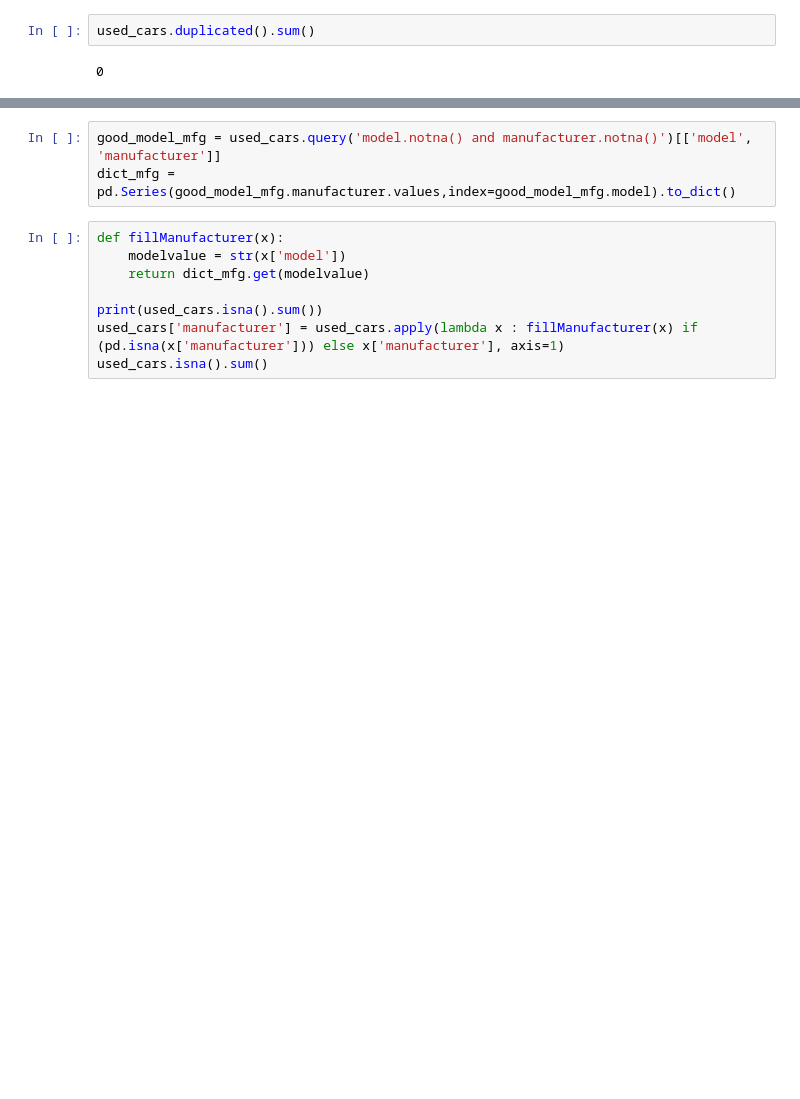
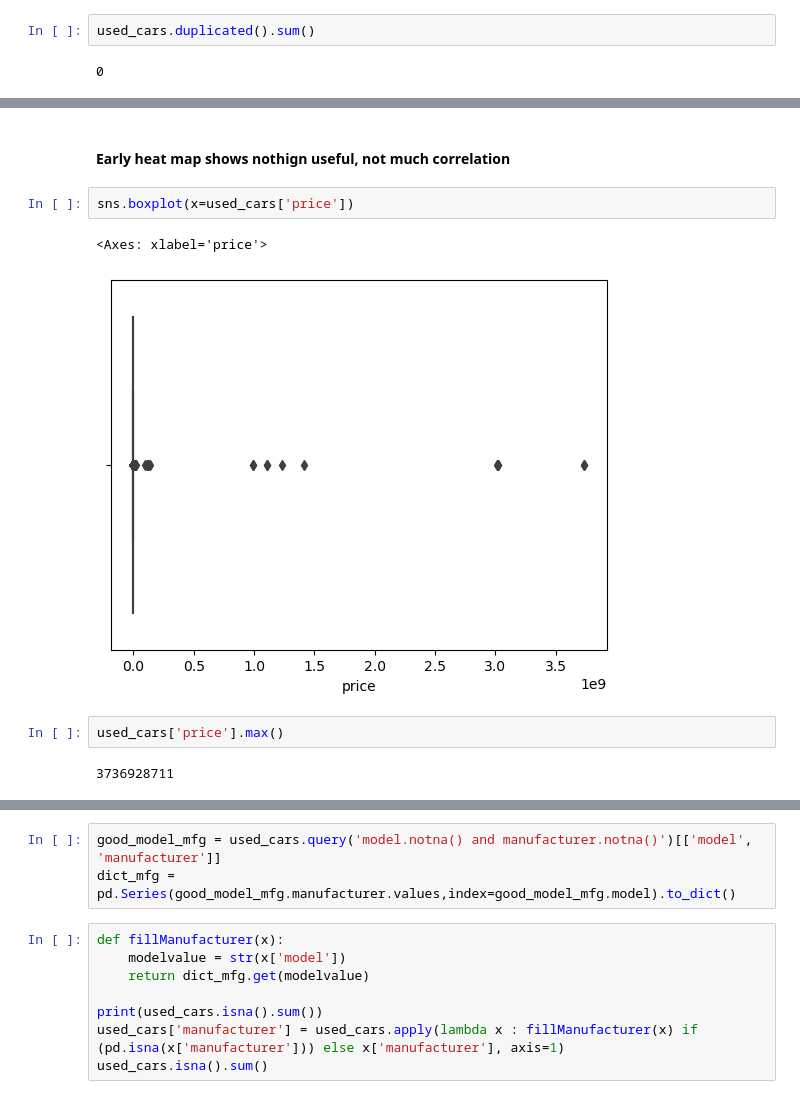
Before and after one commit to archana-rg/ml-practical-apps, a Jupyter notebook: used_car_price/used_car_price.ipynb, the cells around one changed output, grey strips where cells are left out. Saved outputs shown, nothing was run; the diff lists cells and outputs as text; blank space fills up the shorter version.

```diff
--- a/used_car_price/used_car_price.ipynb
+++ b/used_car_price/used_car_price.ipynb
@@ -124,0 +161,11 @@ used_cars.duplicated().sum()
+# %% [markdown]
+#### Early heat map shows nothign useful, not much correlation
+# %%
+sns.boxplot(x=used_cars['price'])
+# %% [output]
+<Axes: xlabel='price'>
+[figure, added]
+# %%
+used_cars['price'].max()
+# %% [output]
+3736928711
```
Also changed, not shown: parts of 190 cells of this notebook.
